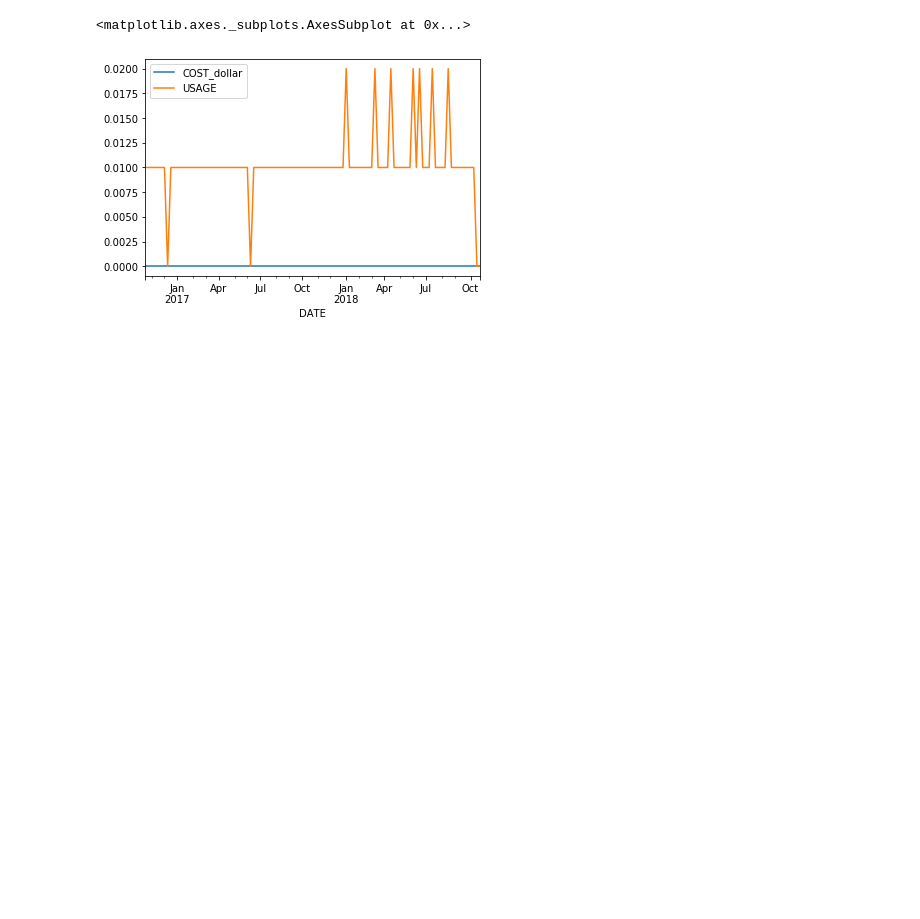
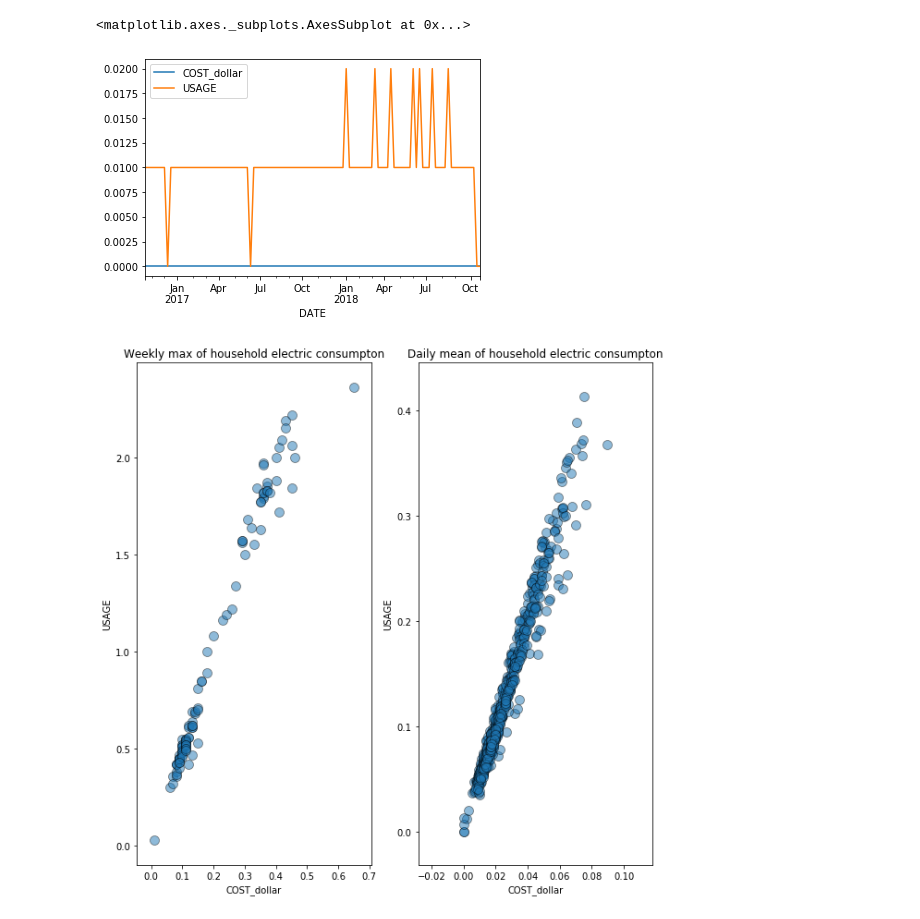
Before and after one commit to simofleanta/Data_coding_preparations, a Jupyter notebook: dates.ipynb, the cells around one changed output. Cells and saved outputs as stored; diff of their text form; code cells hidden in the pictures; blank space fills up the shorter version.

```diff
--- a/dates.ipynb
+++ b/dates.ipynb
@@ -120,3 +120,16 @@ Week_index.plot()
 # %% [output]
 <matplotlib.axes._subplots.AxesSubplot at 0x...>
 [figure]
+# %%
+#subplot intelligence
+
+f,axes = plt.subplots(1,2, figsize=(10, 10))
+C=sns.scatterplot(Week_index_w.COST_dollar    , Week_index_w.USAGE, s=100, edgecolor='black', alpha=0.5,\
+     palette='Blues',ax=axes[0]).set_title("Weekly max of household electric consumpton")
+
+D=sns.scatterplot(Day_index.COST_dollar , Day_index.USAGE, s=100, edgecolor='black', alpha=0.5,\
+     palette='Blues',ax=axes[1]).set_title("Daily mean of household electric consumpton")
+
+plt.show()
+# %% [output]
+[figure, added]
```
